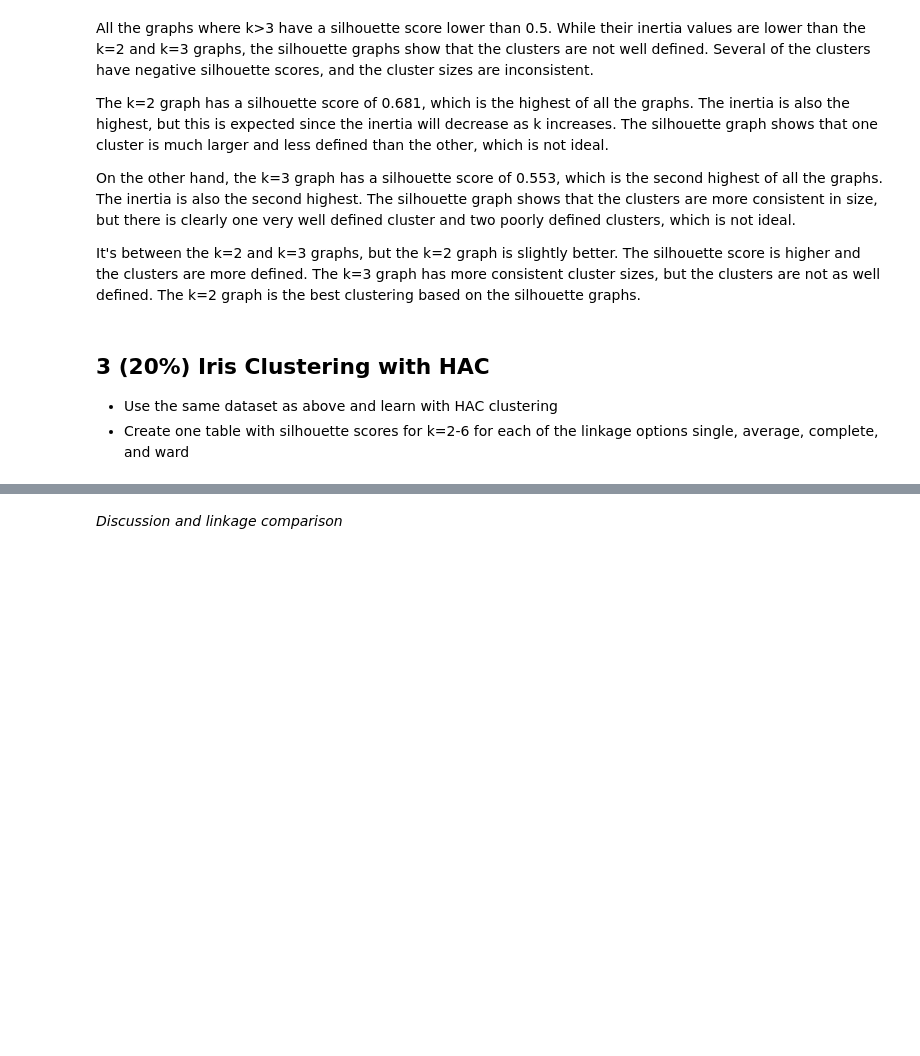
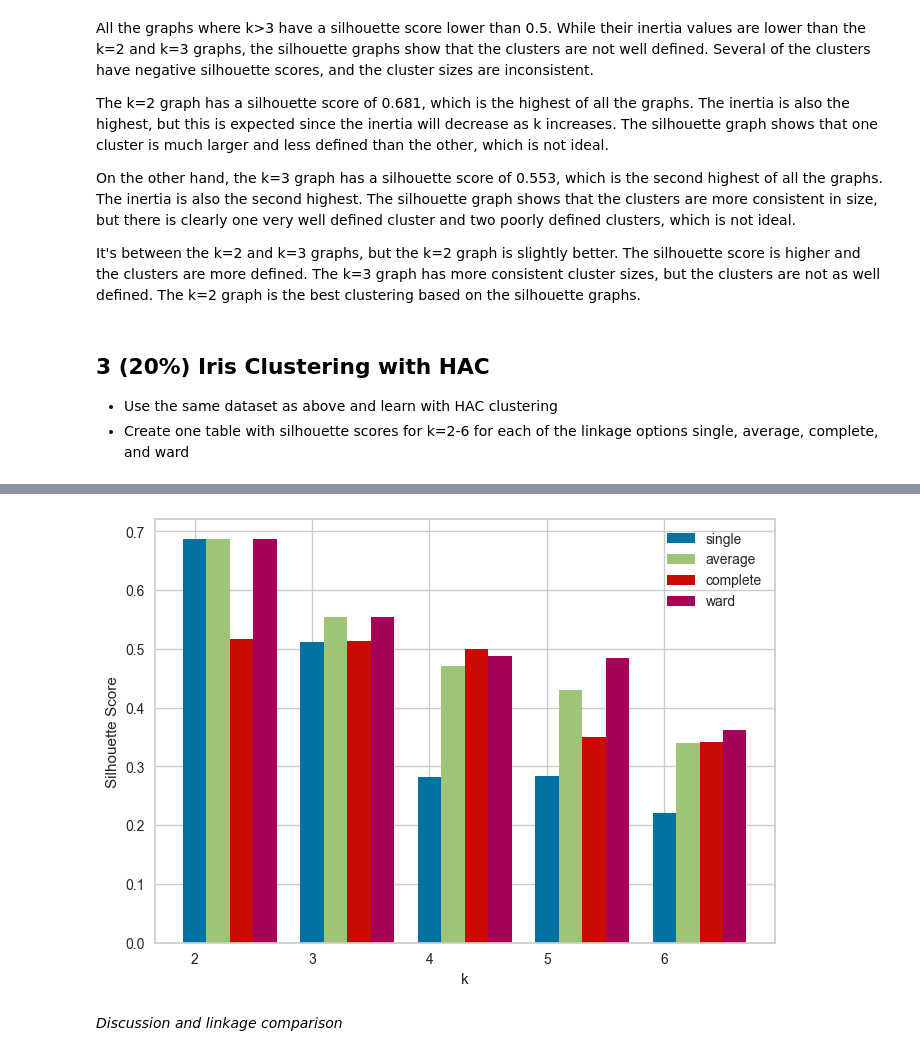
Before and after one commit to henderj/cs270-labs, a Jupyter notebook: clustering/Clustering_Lab.ipynb, the cells around one changed output, grey strips where cells are left out. Drawn from its saved outputs; the diff is of its cells as text; code cells hidden in the pictures; blank space fills up the shorter version.

```diff
--- a/clustering/Clustering_Lab.ipynb
+++ b/clustering/Clustering_Lab.ipynb
@@ -232,0 +231,12 @@ It's between the k=2 and k=3 graphs, but the k=2 graph is slightly better. The s
+# %%
+#HAC with Iris
+
+k_values = range(2, 7)
+linkages = ['single', 'average', 'complete', 'ward']
+
+print("| k | Linkage | Silhouette Score |")
+print("| - | ------- | ---------------- |")
+for k in k_values:
+    for linkage in linkages:
+        hac = AgglomerativeClustering(n_clusters=k, linkage=linkage).fit(iris_df)
+        print(f"| {k} | {linkage} | {silhouette_score(iris_df, hac.labels_):0.3f} |")
@@ -233,2 +284,29 @@ It's between the k=2 and k=3 graphs, but the k=2 graph is slightly better. The s
+# %%
+linkages = ['single', 'average', 'complete', 'ward']
+silhouette_scores = []
+
+for linkage in linkages:
+    scores = []
+    for k in k_values:
+        hac = AgglomerativeClustering(n_clusters=k, linkage=linkage).fit(iris_df)
+        scores.append(silhouette_score(iris_df, hac.labels_))
+    silhouette_scores.append(scores)
+
+x = np.arange(len(k_values))
+width = 0.2
+
+fig, ax = plt.subplots()
+for i in range(len(linkages)):
+    ax.bar(x + i * width, silhouette_scores[i], width, label=linkages[i])
+
+ax.set_xlabel('k')
+ax.set_ylabel('Silhouette Score')
+ax.set_xticks(x)
+ax.set_xticklabels(k_values)
+ax.legend()
+
+plt.show()
+# %% [output]
+[figure, added]
 # %% [markdown]
 *Discussion and linkage comparison*
```
Also changed, not shown: parts of 10 cells of this notebook, 1 other file.
